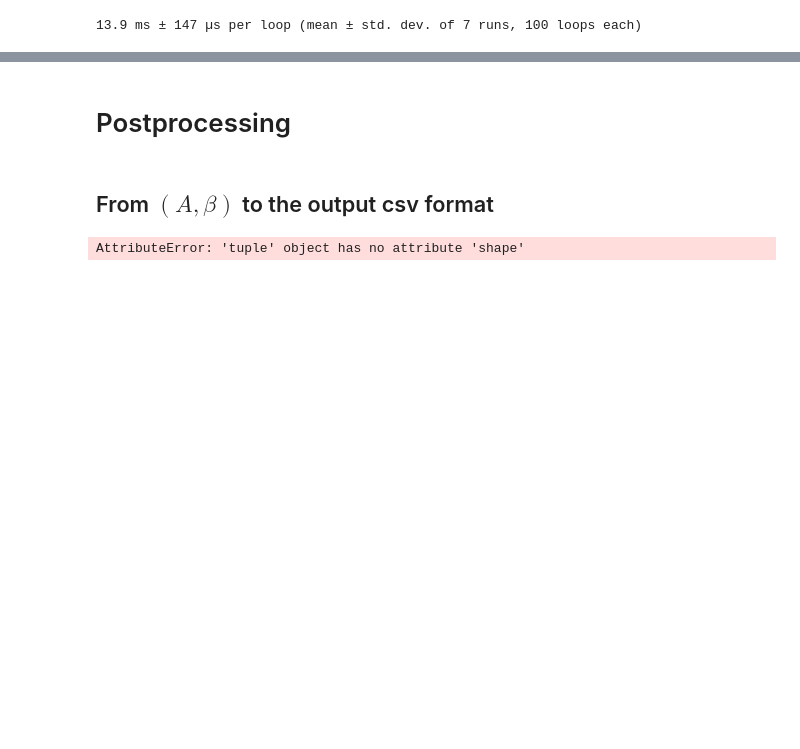
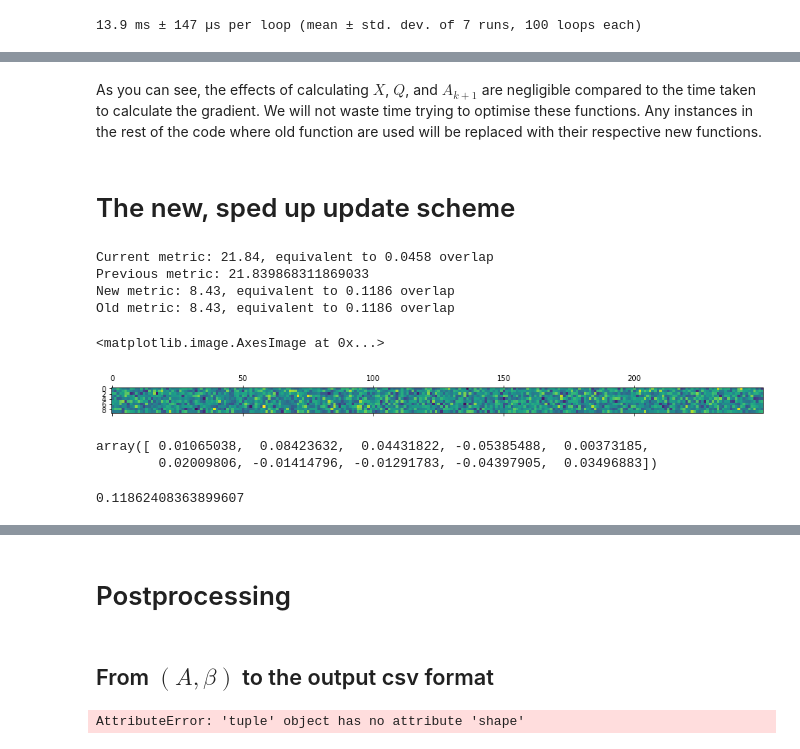
Before and after one commit to BenSnow6/Quant-challenge, a Jupyter notebook: ENS_QRT22_V1/ENS_QRT22_V1.ipynb, the cells around one changed output, grey strips where cells are left out. Saved outputs shown, nothing was run; the diff lists cells and outputs as text; code cells hidden in the pictures; blank space fills up the shorter version.

```diff
--- a/ENS_QRT22_V1/ENS_QRT22_V1.ipynb
+++ b/ENS_QRT22_V1/ENS_QRT22_V1.ipynb
@@ -994,0 +1064,62 @@ previousMetric=newmetric_train(A, beta, X_train_reshape, Y_train)
+# %% [markdown]
+As you can see, the effects of calculating $X$, $Q$, and $A_{k+1}$ are negligible compared to the time taken to calculate the gradient. We will not waste time trying to optimise these functions. Any instances in the rest of the code where old function are used will be replaced with their respective new functions.
+# %% [markdown]
+# The new, sped up update scheme
+# %%
+metrics = []
+A_list = []
+beta_list = []
+A_list.append(A_QRT)
+beta_list.append(beta_QRT)
+metrics.append(oldmetric_train(A_list[0], beta_list[0], X_train_reshape, Y_train))
+print(f"Current metric: {round(metrics[0], 2)}, equivalent to {round(1/metrics[0], 4)} overlap")
+for i in range(0, 9):
+    G = oldcalculateGradient(A_list[i], beta_list[i], X_train_reshape, Y_train)
+    X = oldSkewSymmetric(G,A_list[i])
+    Q = oldCalculateQ(X, 0.01)
+    A_list.append(Q@A_list[i])
+    beta_list.append(oldfitBeta(A_list[i+1], X_train_reshape, Y_train))
+    metrics.append(oldmetric_train(A_list[i+1], beta_list[i+1], X_train_reshape, Y_train))
+    print(f"Current metric: {round(metrics[i+1], 2)}, equivalent to {round(1/metrics[i+1], 4)} overlap")
+# %%
+metrics = []
+A_list = []
+beta_list = []
+Ytrue = Y_train.div(np.sqrt((Y_train**2).sum()), 1)
+A_list.append(A_QRT)
+beta_list.append(beta_QRT)
+metrics.append(newmetric_train(A_list[0], beta_list[0], X_train_reshape, Ytrue))
+print(f"Current metric: {round(metrics[0], 2)}, equivalent to {round(1/metrics[0], 4)} overlap")
+for i in range(0, 1):
+    G_new, G_old = newCalculateGradient(A_list[i], beta_list[i], X_train_reshape, Y_train, h=0.000001, previousMetric=metrics[i])
+    X_new = oldSkewSymmetric(G_new, A_list[i])
+    X_old = oldSkewSymmetric(G_old, A_list[i])
+    Q_new = oldCalculateQ(X_new, 0.1)
+    Q_old = oldCalculateQ(X_old, 0.1)
+    A_new = Q_new@A_list[i]
+    A_old = Q_old@A_list[i]
+    beta_new = newfitBeta(A_new, X_train_reshape, Y_train)
+    beta_old = oldfitBeta(A_old, X_train_reshape, Y_train)
+    metric_new = newmetric_train(A_new, beta_new, X_train_reshape, Ytrue)
+    metric_old = newmetric_train(A_old, beta_old, X_train_reshape, Ytrue)
+    # A_list.append(Q@A_list[i])
+    # beta_list.append(newfitBeta(A_list[i+1], X_train_reshape, Y_train))
+    # metrics.append(newmetric_train(A_list[i+1], beta_list[i+1], X_train_reshape, Ytrue))
+    # print(f"Current metric: {round(metrics[i+1], 2)}, equivalent to {round(1/metrics[i+1], 4)} overlap")
+    print(f"New metric: {round(metric_new, 2)}, equivalent to {round(1/metric_new, 4)} overlap")
+    print(f"Old metric: {round(metric_old, 2)}, equivalent to {round(1/metric_old, 4)} overlap")
+# %% [output]
+Current metric: 21.84, equivalent to 0.0458 overlap
+Previous metric: 21.839868311869033
+New metric: 8.43, equivalent to 0.1186 overlap
+Old metric: 8.43, equivalent to 0.1186 overlap
+# %%
+plt.matshow(A_new.T)
+# %% [output]
+<matplotlib.image.AxesImage at 0x...>
+[figure, added]
+# %%
+beta_new
+# %% [output]
+array([ 0.01065038,  0.08423632,  0.04431822, -0.05385488,  0.00373185,
+        0.02009806, -0.01414796, -0.01291783, -0.04397905,  0.03496883])
@@ -994,0 +1144,4 @@ previousMetric=newmetric_train(A, beta, X_train_reshape, Y_train)
+# %%
+metric_train(A_new, beta_new)
+# %% [output]
+0.11862408363899607
```
Also changed, not shown: parts of 36 cells of this notebook, 13 other files.
